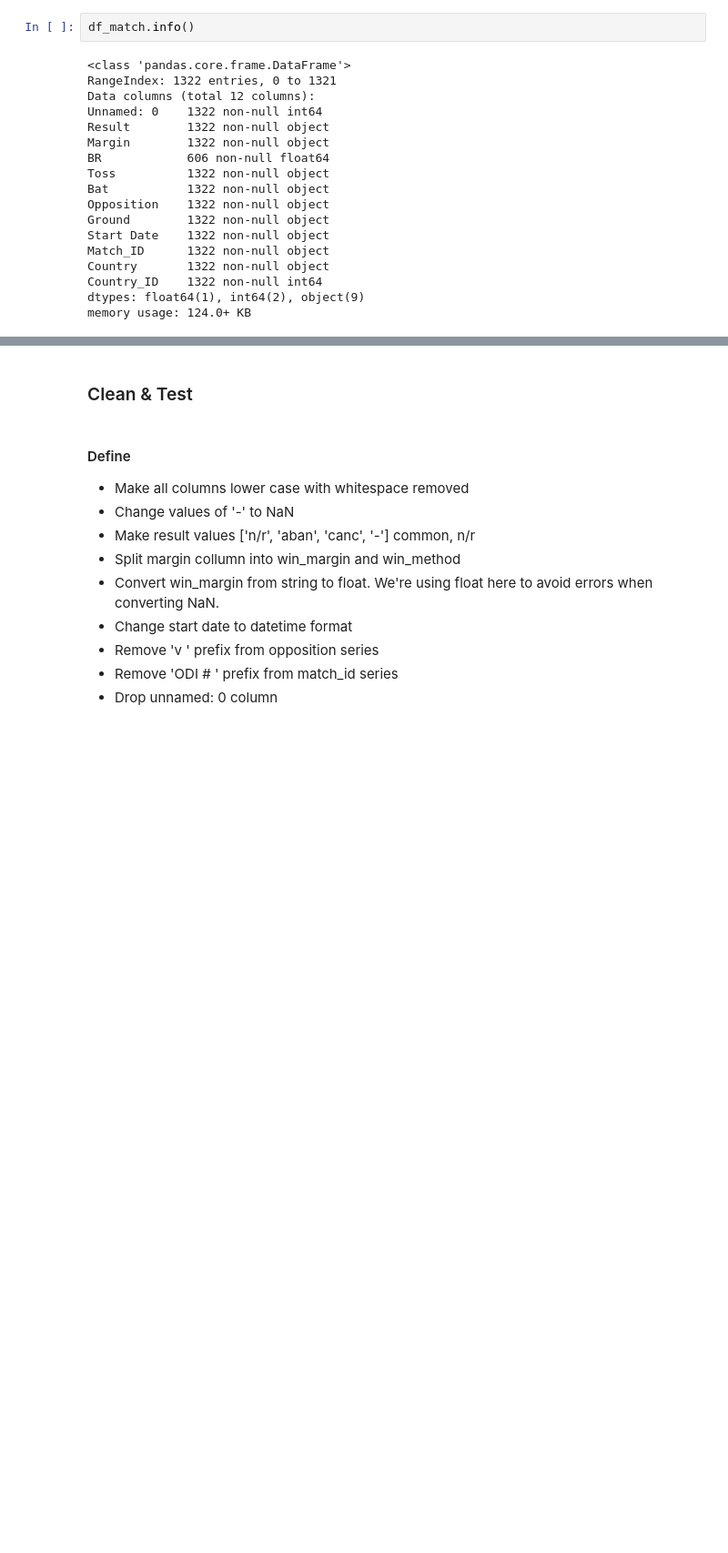
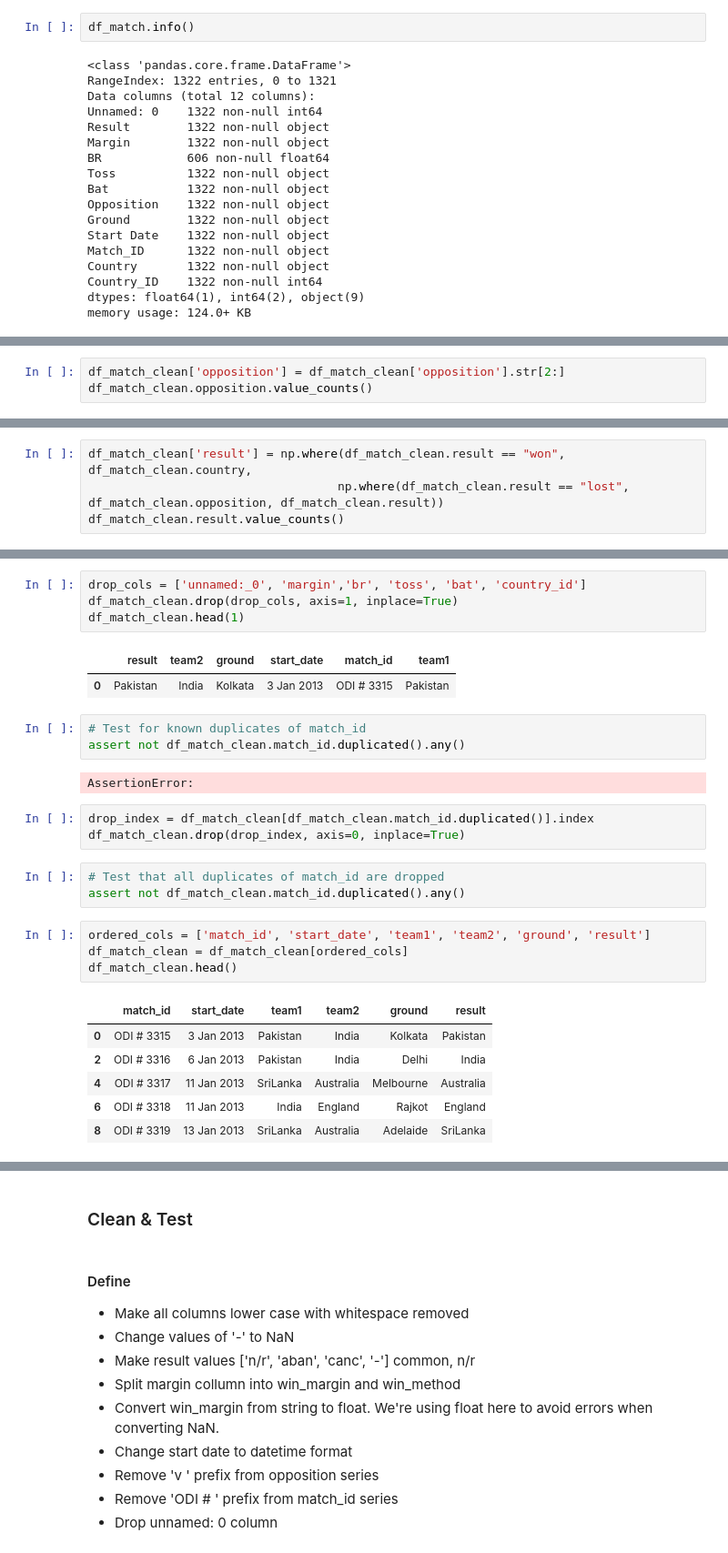
Before and after one commit to matt-fielding8/ODI_Cricket, a Jupyter notebook: notebooks/ODI_Cricket.ipynb, the cells around one changed output, grey strips where cells are left out. Shown: that part at 91% size. Drawn from its saved outputs; the diff is of its cells as text; blank space fills up the shorter version.

```diff
--- a/notebooks/ODI_Cricket.ipynb
+++ b/notebooks/ODI_Cricket.ipynb
@@ -135,0 +388,3 @@ df_match.Match_ID.duplicated(keep=False).sum()
+# %%
+df_match_clean['opposition'] = df_match_clean['opposition'].str[2:]
+df_match_clean.opposition.value_counts()
@@ -135,0 +424,4 @@ df_match.Match_ID.duplicated(keep=False).sum()
+# %%
+df_match_clean['result'] = np.where(df_match_clean.result == "won", df_match_clean.country,
+                                   np.where(df_match_clean.result == "lost", df_match_clean.opposition, df_match_clean.result))
+df_match_clean.result.value_counts()
@@ -135,0 +464,29 @@ df_match.Match_ID.duplicated(keep=False).sum()
+# %%
+drop_cols = ['unnamed:_0', 'margin','br', 'toss', 'bat', 'country_id']
+df_match_clean.drop(drop_cols, axis=1, inplace=True)
+df_match_clean.head(1)
+# %% [output]
+|  | result | team2 | ground | start_date | match_id | team1 |
+| 0 | Pakistan | India | Kolkata | 3 Jan 2013 | ODI # 3315 | Pakistan |
+# %%
+# Test for known duplicates of match_id
+assert not df_match_clean.match_id.duplicated().any()
+# %% [output]
+AssertionError:
+# %%
+drop_index = df_match_clean[df_match_clean.match_id.duplicated()].index
+df_match_clean.drop(drop_index, axis=0, inplace=True)
+# %%
+# Test that all duplicates of match_id are dropped
+assert not df_match_clean.match_id.duplicated().any()
+# %%
+ordered_cols = ['match_id', 'start_date', 'team1', 'team2', 'ground', 'result']
+df_match_clean = df_match_clean[ordered_cols]
+df_match_clean.head()
+# %% [output]
+|  | match_id | start_date | team1 | team2 | ground | result |
+| 0 | ODI # 3315 | 3 Jan 2013 | Pakistan | India | Kolkata | Pakistan |
+| 2 | ODI # 3316 | 6 Jan 2013 | Pakistan | India | Delhi | India |
+| 4 | ODI # 3317 | 11 Jan 2013 | SriLanka | Australia | Melbourne | Australia |
+| 6 | ODI # 3318 | 11 Jan 2013 | India | England | Rajkot | England |
+| 8 | ODI # 3319 | 13 Jan 2013 | SriLanka | Australia | Adelaide | SriLanka |
```
Also changed, not shown: parts of 57 cells of this notebook.
